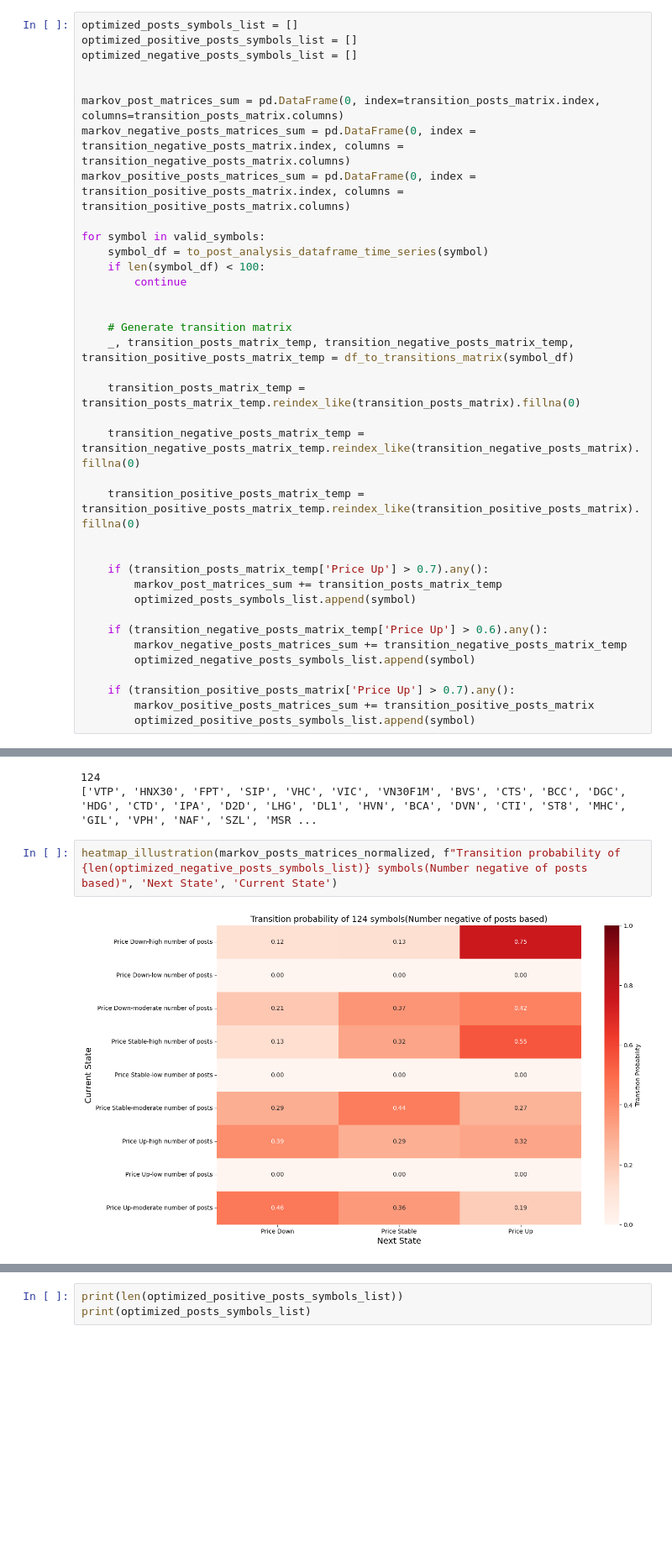
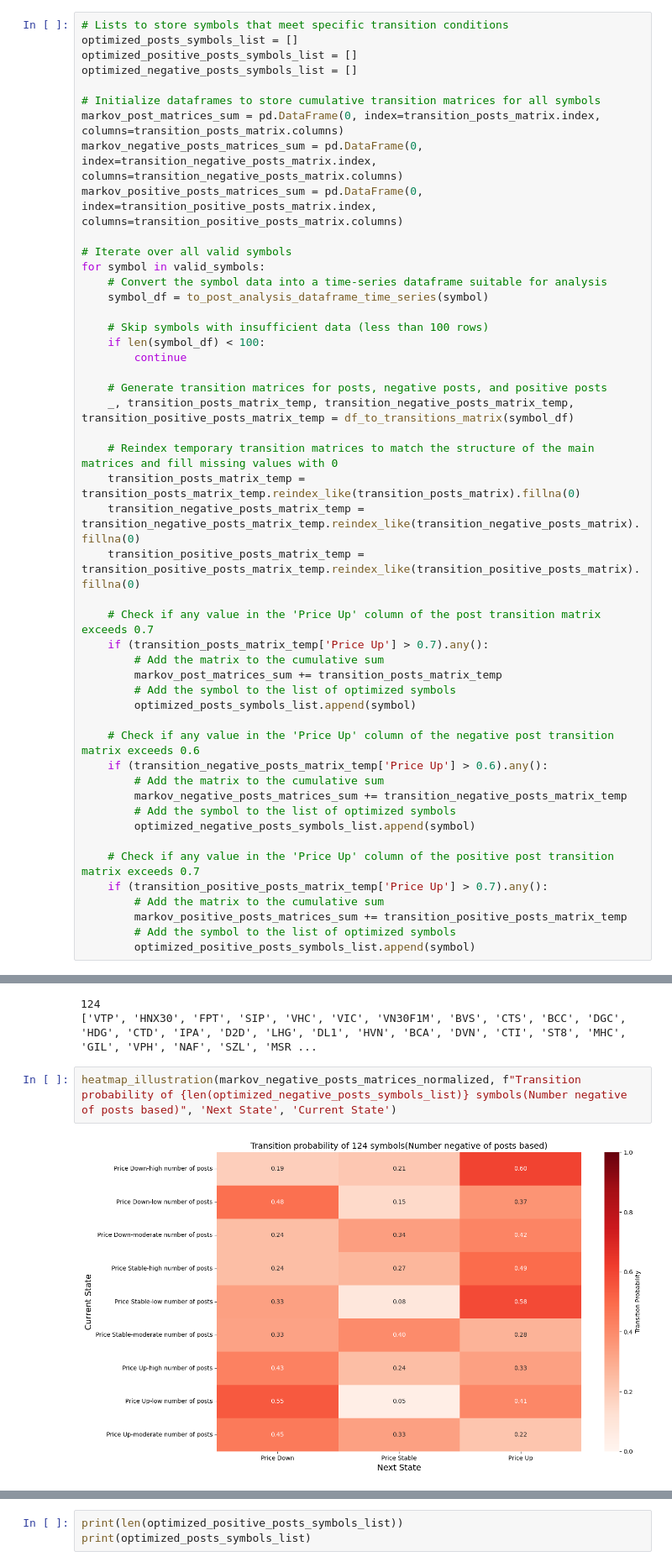
Before and after one commit to Legend0fHell/ait2006-data-processing-final, a Jupyter notebook: basic_analyze.ipynb, the cells around one changed output, grey strips where cells are left out. Shown at 84% size. Drawn from its saved outputs; the diff is of its cells as text; blank space fills up the shorter version.

```diff
--- a/basic_analyze.ipynb
+++ b/basic_analyze.ipynb
@@ -1999,37 +1997,48 @@ transition_posts_matrix
 # %%
+# Lists to store symbols that meet specific transition conditions
 optimized_posts_symbols_list = []
 optimized_positive_posts_symbols_list = []
 optimized_negative_posts_symbols_list = []
 
+# Initialize dataframes to store cumulative transition matrices for all symbols
+markov_post_matrices_sum = pd.DataFrame(0, index=transition_posts_matrix.index, columns=transition_posts_matrix.columns)
+markov_negative_posts_matrices_sum = pd.DataFrame(0, index=transition_negative_posts_matrix.index, columns=transition_negative_posts_matrix.columns)
+markov_positive_posts_matrices_sum = pd.DataFrame(0, index=transition_positive_posts_matrix.index, columns=transition_positive_posts_matrix.columns)
 
-markov_post_matrices_sum = pd.DataFrame(0, index=transition_posts_matrix.index, columns=transition_posts_matrix.columns)
-markov_negative_posts_matrices_sum = pd.DataFrame(0, index = transition_negative_posts_matrix.index, columns = transition_negative_posts_matrix.columns)
-markov_positive_posts_matrices_sum = pd.DataFrame(0, index = transition_positive_posts_matrix.index, columns = transition_positive_posts_matrix.columns)
+# Iterate over all valid symbols
+for symbol in valid_symbols:
+    # Convert the symbol data into a time-series dataframe suitable for analysis
+    symbol_df = to_post_analysis_dataframe_time_series(symbol)
 
-for symbol in valid_symbols:
-    symbol_df = to_post_analysis_dataframe_time_series(symbol)
+    # Skip symbols with insufficient data (less than 100 rows)
     if len(symbol_df) < 100:
         continue
 
-
-    # Generate transition matrix
+    # Generate transition matrices for posts, negative posts, and positive posts
     _, transition_posts_matrix_temp, transition_negative_posts_matrix_temp, transition_positive_posts_matrix_temp = df_to_transitions_matrix(symbol_df)
 
+    # Reindex temporary transition matrices to match the structure of the main matrices and fill missing values with 0
     transition_posts_matrix_temp = transition_posts_matrix_temp.reindex_like(transition_posts_matrix).fillna(0)
-
     transition_negative_posts_matrix_temp = transition_negative_posts_matrix_temp.reindex_like(transition_negative_posts_matrix).fillna(0)
-
     transition_positive_posts_matrix_temp = transition_positive_posts_matrix_temp.reindex_like(transition_positive_posts_matrix).fillna(0)
 
-
+    # Check if any value in the 'Price Up' column of the post transition matrix exceeds 0.7
     if (transition_posts_matrix_temp['Price Up'] > 0.7).any():
+        # Add the matrix to the cumulative sum
         markov_post_matrices_sum += transition_posts_matrix_temp
+        # Add the symbol to the list of optimized symbols
         optimized_posts_symbols_list.append(symbol)
 
+    # Check if any value in the 'Price Up' column of the negative post transition matrix exceeds 0.6
     if (transition_negative_posts_matrix_temp['Price Up'] > 0.6).any():
+        # Add the matrix to the cumulative sum
         markov_negative_posts_matrices_sum += transition_negative_posts_matrix_temp
+        # Add the symbol to the list of optimized symbols
         optimized_negative_posts_symbols_list.append(symbol)
 
-    if (transition_positive_posts_matrix['Price Up'] > 0.7).any():
-        markov_positive_posts_matrices_sum += transition_positive_posts_matrix
+    # Check if any value in the 'Price Up' column of the positive post transition matrix exceeds 0.7
+    if (transition_positive_posts_matrix_temp['Price Up'] > 0.7).any():
+        # Add the matrix to the cumulative sum
+        markov_positive_posts_matrices_sum += transition_positive_posts_matrix_temp
+        # Add the symbol to the list of optimized symbols
         optimized_positive_posts_symbols_list.append(symbol)
@@ -2056,6 +2098,6 @@ print(optimized_negative_posts_symbols_list)
 124
 ['VTP', 'HNX30', 'FPT', 'SIP', 'VHC', 'VIC', 'VN30F1M', 'BVS', 'CTS', 'BCC', 'DGC', 'HDG', 'CTD', 'IPA', 'D2D', 'LHG', 'DL1', 'HVN', 'BCA', 'DVN', 'CTI', 'ST8', 'MHC', 'GIL', 'VPH', 'NAF', 'SZL', 'MSR ...
 # %%
-heatmap_illustration(markov_posts_matrices_normalized, f"Transition probability of {len(optimized_negative_posts_symbols_list)} symbols(Number negative of posts based)", 'Next State', 'Current State')
+heatmap_illustration(markov_negative_posts_matrices_normalized, f"Transition probability of {len(optimized_negative_posts_symbols_list)} symbols(Number negative of posts based)", 'Next State', 'Current State')
 # %% [output]
-[figure, old version]
+[figure, new version]
```
Also changed, not shown: parts of 11 cells of this notebook.
